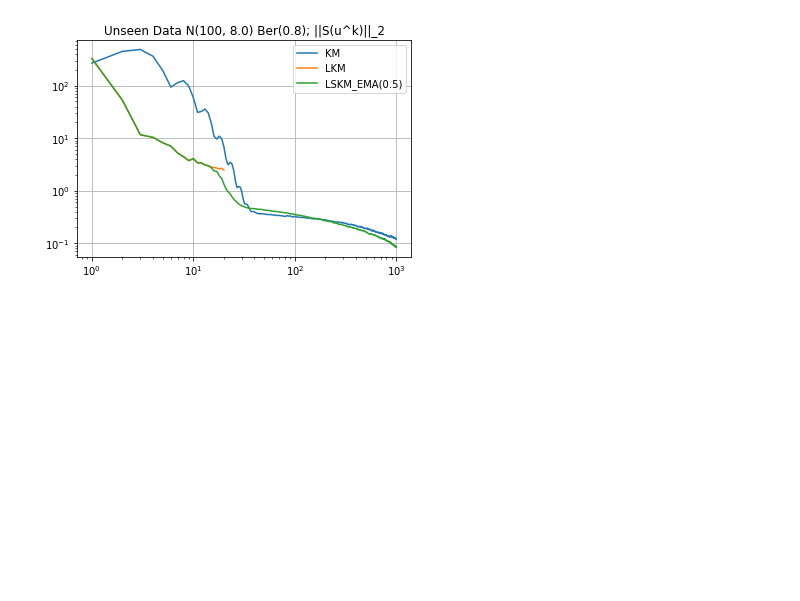
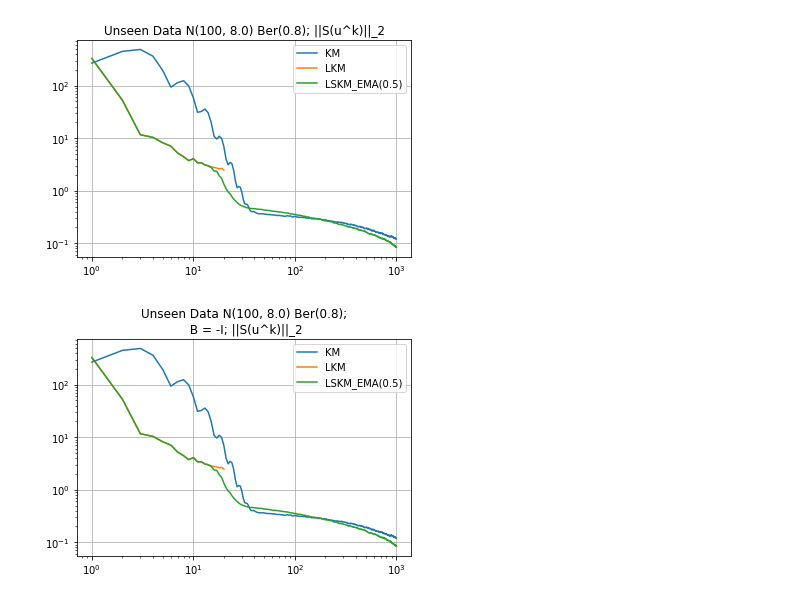
Before and after one commit to xhchrn/D-LADMM, a Jupyter notebook: plots.ipynb, the cells around one changed output. Drawn from its saved outputs; the diff is of its cells as text; code cells hidden in the pictures; blank space fills up the shorter version.

Commit message:
Plots

```diff
--- a/plots.ipynb
+++ b/plots.ipynb
@@ -546,3 +546,30 @@ plt.savefig('./plots/SL2-unseen-p0.8-mu100.0-s8.0-delta0.1-ema0.5.png', dpi=300)
 # plt.show()
 # %% [output]
 [figure]
+# %%
+km, _ = read_logs('./test-logs/scalar-B=-I-s-l2-results-km1000-p0.8-mu100.0-sigma8.0-None.txt')
+lkm, _ = read_logs('./test-logs/scalar-s-l2-results-lskm-p0.8-mu100.0-sigma8.0-None.txt')
+# lskm_ema04, pct_ema04 = read_logs('./test-logs/scalar-s-l2-results-lskm-p0.4-sigma4.0-delta0.01-EMA0.4.txt')
+lskm_ema05, pct_ema05 = read_logs('./test-logs/scalar-s-l2-results-lskm-continued1000-p0.8-mu100.0-sigma8.0-delta0.1-EMA0.5.txt')
+# lskm_ema06, pct_ema06 = read_logs('./test-logs/scalar-s-l2-results-lskm-p0.4-sigma4.0-delta0.01-EMA0.6.txt')
+
+plt.close()
+
+plt.plot(np.arange(len(km))+1, km, label='KM')
+plt.plot(np.arange(len(lkm))+1, lkm, label='LKM')
+# plt.plot(np.arange(len(lskm_ema04))+1, lskm_ema04, label='LSKM_EMA(0.4)')
+plt.plot(np.arange(len(lskm_ema05))+1, lskm_ema05, label='LSKM_EMA(0.5)')
+# plt.plot(np.arange(len(lskm_ema06))+1, lskm_ema06, label='LSKM_EMA(0.6)')
+# plt.plot(np.arange(len(lskm_gs05))+1, lskm_gs05, label='vLSKM_GS(0.5)')
+# plt.plot(np.arange(len(lskm_rt10))+1, lskm_rt10, label='LSKM_RT(1.0)')
+
+plt.legend()
+plt.title('Unseen Data N(100, 8.0) Ber(0.8);\n B = -I; ||S(u^k)||_2')
+plt.grid()
+plt.xscale('log')
+plt.yscale('log')
+
+plt.savefig('./plots/SL2-B=-I-unseen-p0.8-mu100.0-s8.0-delta0.1-ema0.5.png', dpi=300)
+# plt.show()
+# %% [output]
+[figure, added]
```
Also changed, not shown: 1 other file.
